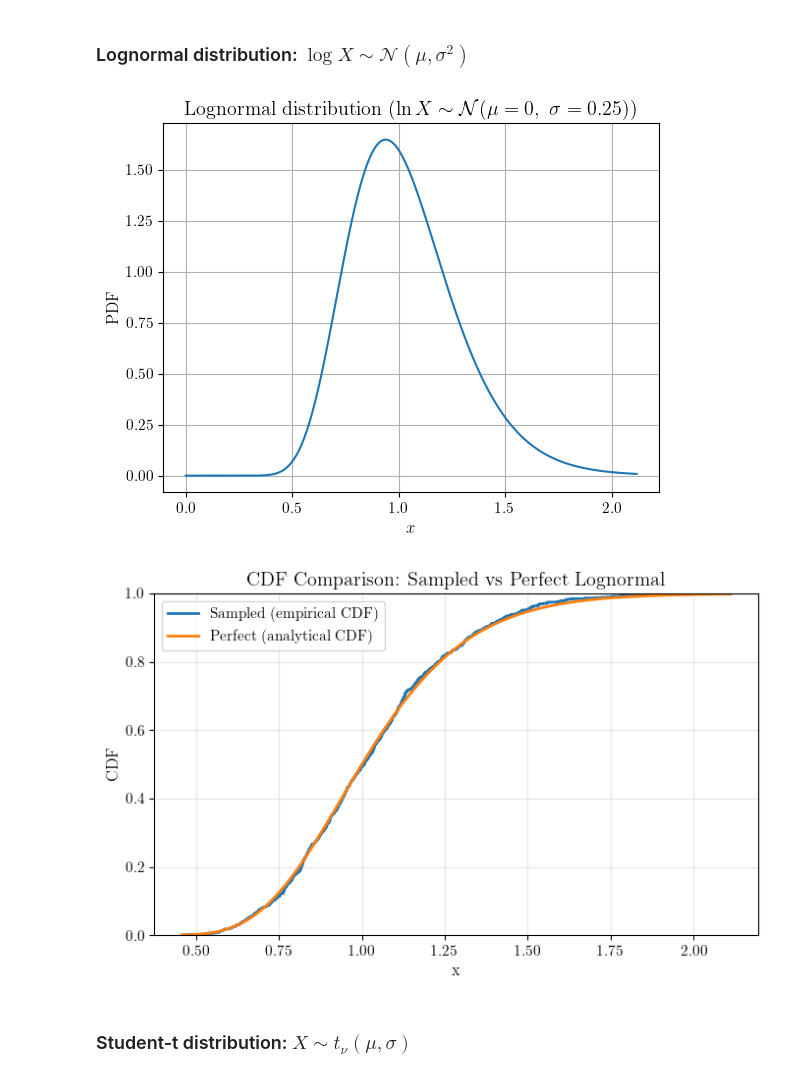
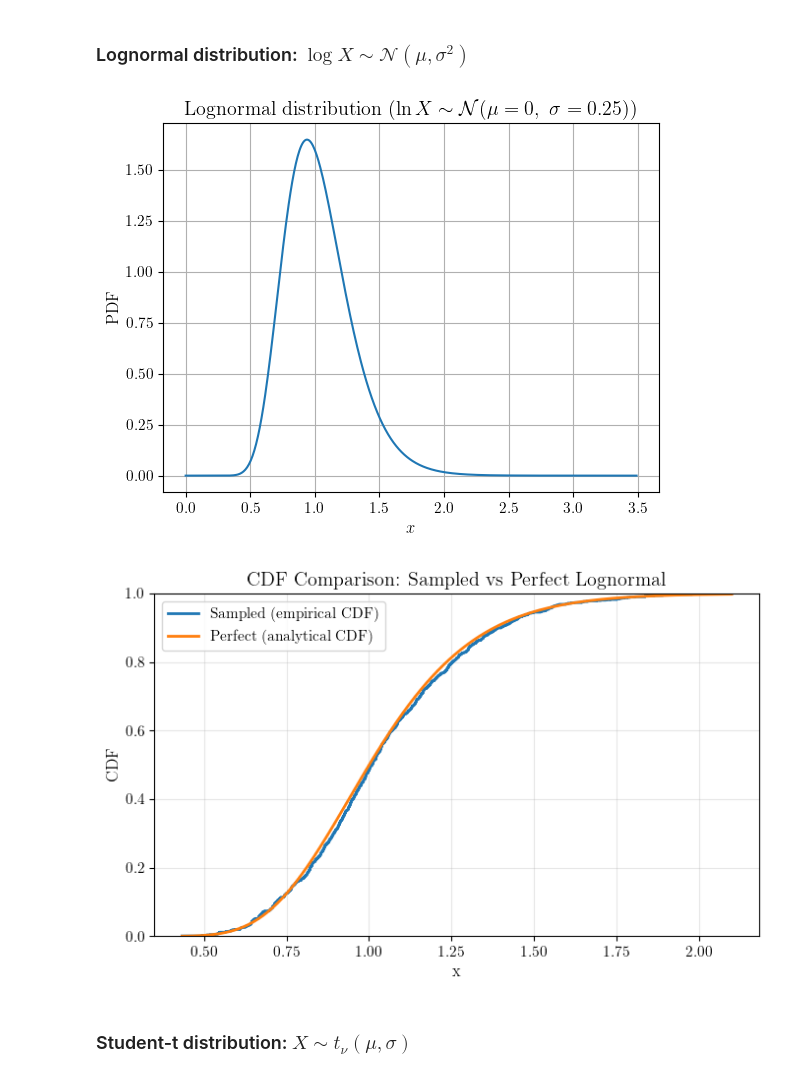
Before and after one commit to kostaaaaaa/iQuHack_2026, a Jupyter notebook: hands_on.ipynb, the cells around one changed output. Cells and saved outputs as stored; diff of their text form; code cells hidden in the pictures.

```diff
--- a/hands_on.ipynb
+++ b/hands_on.ipynb
@@ -116,21 +118,21 @@ plot_cdf_comparison(
 # %%
 from scipy.stats import lognorm
 
 lognorm_mu = 0
 lognorm_sigma = 0.25
 
-x = np.linspace(1e-4, np.exp(lognorm_mu + 3*lognorm_sigma), 500)
+x = np.linspace(1e-4, np.exp(lognorm_mu + 5*lognorm_sigma), 500)
 y = lognorm.pdf(x, s=lognorm_sigma, scale=np.exp(lognorm_mu))
 
 plt.figure()
 plt.plot(x, y)
 plt.xlabel(r"$x$")
 plt.ylabel("PDF")
 plt.title(r"Lognormal distribution ($\ln X \sim \mathcal{N}(\mu=0,\ \sigma=0.25)$)")
 plt.grid(True)
 plt.show()
 # %% [output]
-[figure, old version]
+[figure, new version]
 # %%
 lognormal_samples = np.random.lognormal(mean=lognorm_mu, sigma=lognorm_sigma, size=n_samples)
 
@@ -144,7 +146,7 @@ plot_cdf_comparison(
     title="CDF Comparison: Sampled vs Perfect Lognormal"
 )
 # %% [output]
-[figure, old version]
+[figure, new version]
 # %% [markdown]
 ### Student-t distribution: $X \sim t_\nu(\mu,\sigma)$<br>
 # %%
```
Also changed, not shown: parts of 54 cells of this notebook.
